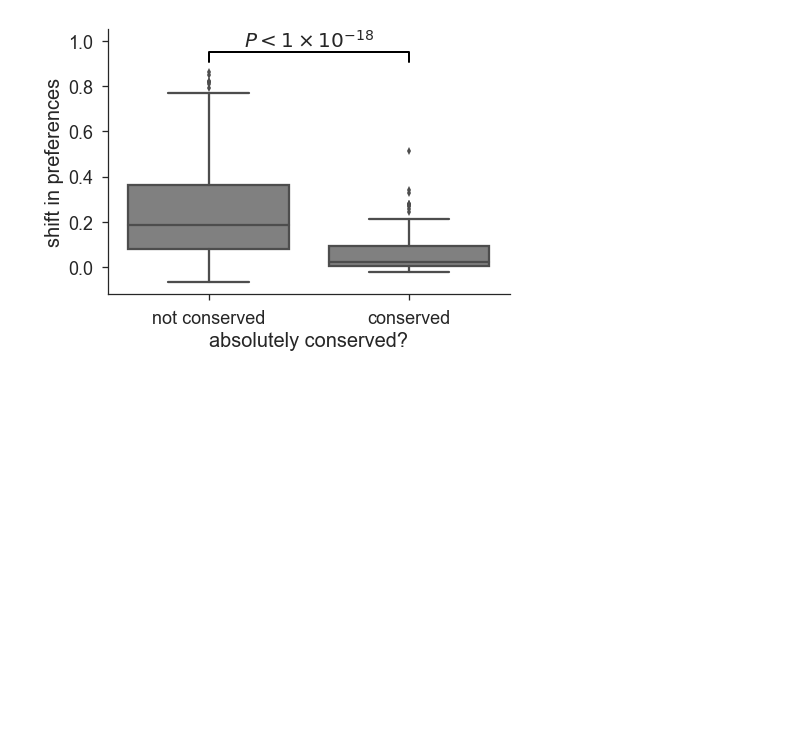
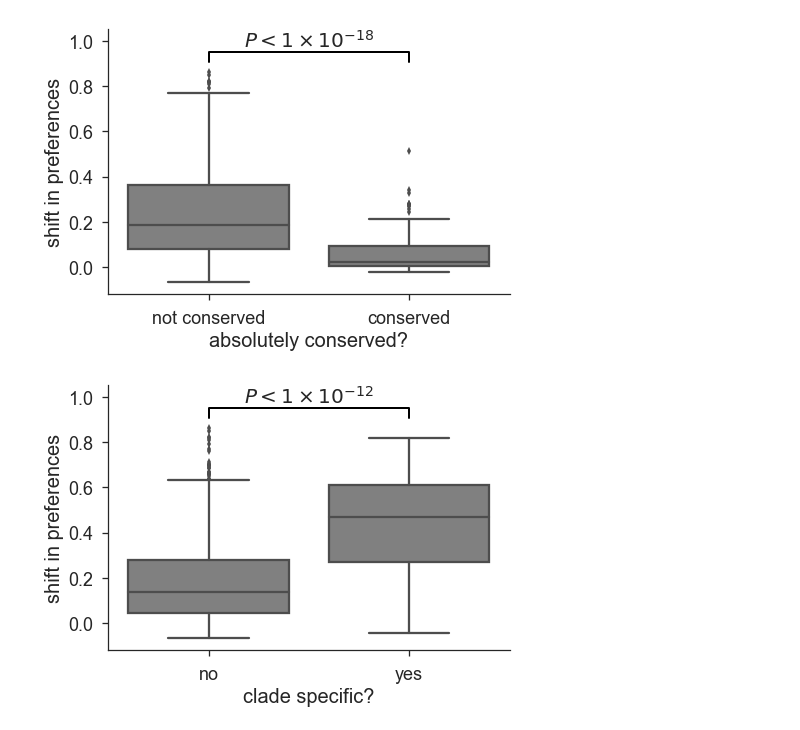
Before and after one commit to jbloomlab/Perth2009-DMS-Manuscript, a Jupyter notebook: analysis_code/Perth2009_DMS_analysis.ipynb, the cells around one changed output. Saved outputs shown, nothing was run; the diff lists cells and outputs as text; code cells hidden in the pictures; blank space fills up the shorter version.

Commit message:
Looked at shifts at clade-specific sites

```diff
--- a/analysis_code/Perth2009_DMS_analysis.ipynb
+++ b/analysis_code/Perth2009_DMS_analysis.ipynb
@@ -2603,3 +2603,45 @@ plt.savefig('{0}/Conserved_vs_shifts.pdf'.format(prefsdistdir), format='pdf')
 plt.show()
 # %% [output]
 [figure]
+# %%
+clade_specific_sites = [s.strip() for s in (open('./data/clade_specific_sites.txt', 'r')).readlines()]
+
+for i, row in prefsdist.iterrows():
+    if str(i+1) in clade_specific_sites:
+        prefsdist.set_value(i, 'clade_specific', 'yes')
+    else:
+        prefsdist.set_value(i, 'clade_specific', 'no')
+
+# Now plot the shifts in preferences for the two classes
+sns.set_style('white')
+sns.set_style('ticks')
+(fig, ax) = plt.subplots(figsize=(7,5))
+sns.boxplot(x='clade_specific',
+            y='RMSDcorrected',
+            data=prefsdist,
+            color='gray')
+
+plt.ylabel('shift in preferences', fontsize=20)
+plt.xlabel('clade specific?', fontsize=20)
+plt.xticks(fontsize=18)
+plt.yticks(fontsize=18)
+
+# Calculate significance
+p = scipy.stats.mannwhitneyu(
+        prefsdist.loc[prefsdist['clade_specific'] == 'yes']['RMSDcorrected'],
+        prefsdist.loc[prefsdist['clade_specific'] == 'no']['RMSDcorrected']
+        )[1]
+(x1, x2) = (0, 1)
+yextend = 1.05
+y = prefsdist.RMSDcorrected.max() * yextend
+plt.plot([x1, x1, x2, x2], [y, yextend * y, yextend * y, y], c='black', lw=2)
+plt.text((x1 + x2) / 2, y * yextend, r'$P < 1 \times 10^{-12}$',
+         ha='center', va='bottom', size=20)
+ax.set_ylim(top=y*(yextend**3))
+
+sns.despine()
+plt.tight_layout()
+# plt.savefig('{0}/clade_specific_shifts.pdf'.format(prefsdistdir), format='pdf')
+plt.show()
+# %% [output]
+[figure, added]
```
Also changed, not shown: parts of 2 cells of this notebook, 1 other file.
